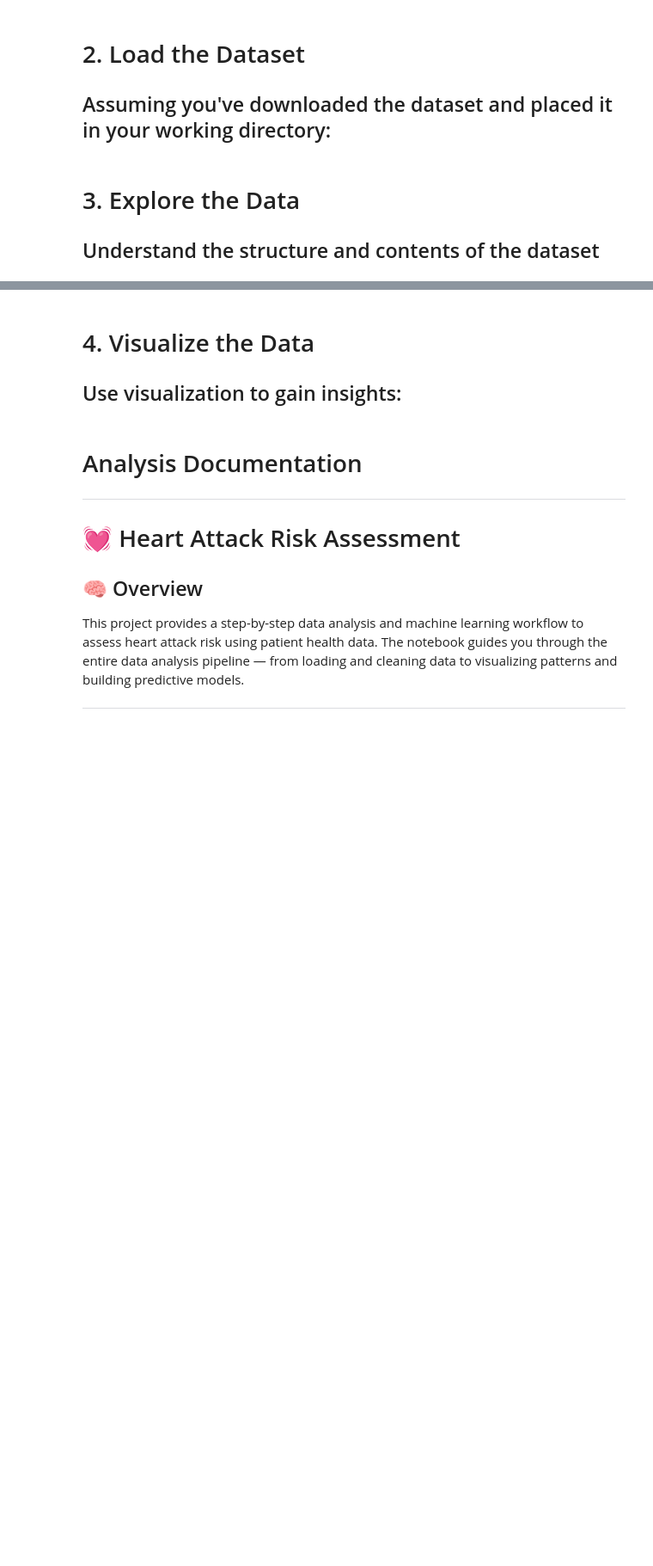
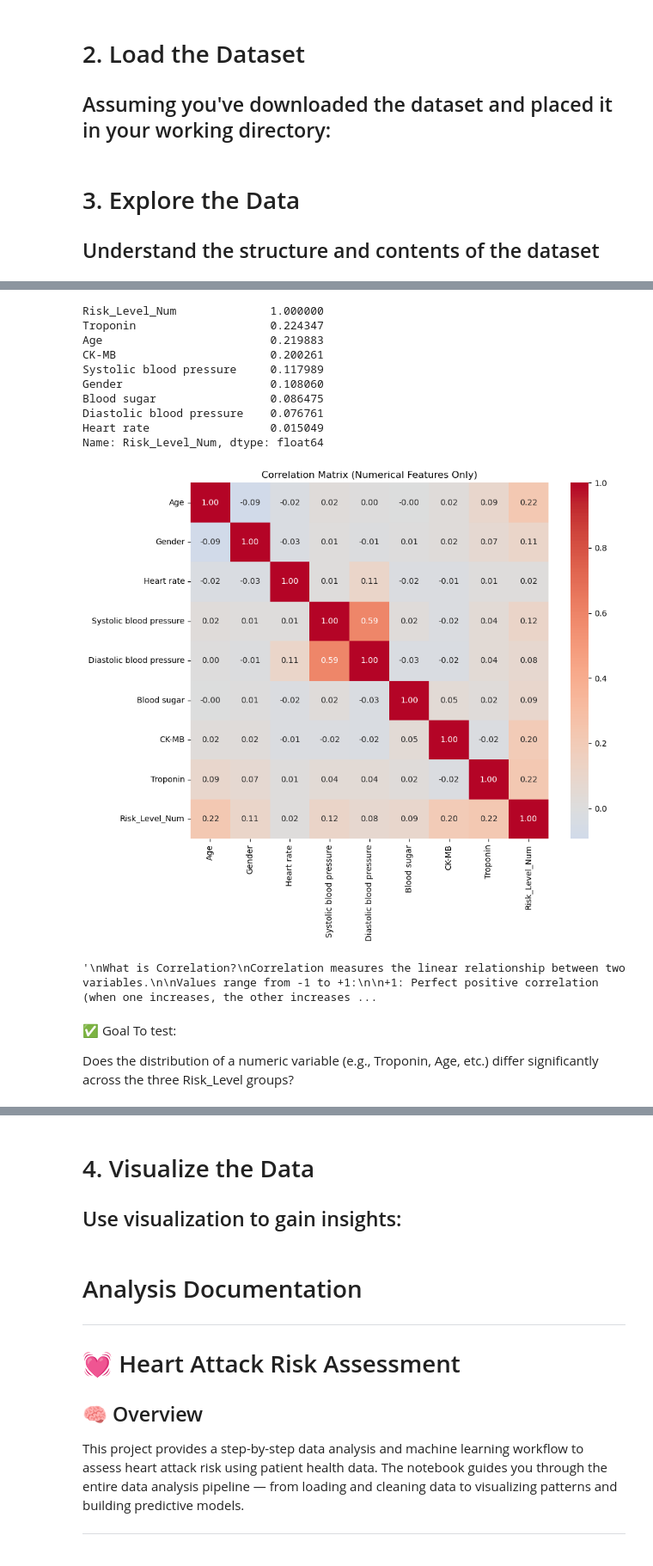
Before and after one commit to Christine-97/Data_Analysis_Project-Heart_Attack_Risk_Levels, a Jupyter notebook: step-by-step-data-analysis-plan.ipynb, the cells around one changed output, grey strips where cells are left out. Shown at 86% size. Cells and saved outputs as stored; diff of their text form; code cells hidden in the pictures; blank space fills up the shorter version.

```diff
--- a/step-by-step-data-analysis-plan.ipynb
+++ b/step-by-step-data-analysis-plan.ipynb
@@ -21,0 +134,42 @@ df.isnull().sum()  # Check for missing values
+# %%
+# 5. Corr heatmap
+risk_mapping = {'Low': 0, 'Moderate': 1, 'High': 2}
+df['Risk_Level_Num'] = df['Risk_Level'].map(risk_mapping)
+corr_with_risk = df.select_dtypes(include='number').corr()['Risk_Level_Num'].sort_values(ascending=False)
+print(corr_with_risk)
+plt.figure(figsize=(10, 8))
+corr = df.select_dtypes(include='number').corr()
+sns.heatmap(corr, annot=True, fmt=".2f", cmap='coolwarm', center=0)
+plt.title("Correlation Matrix (Numerical Features Only)")
+plt.show()
+
+'''
+What is Correlation?
+Correlation measures the linear relationship between two variables.
+
+Values range from -1 to +1:
+
++1: Perfect positive correlation (when one increases, the other increases)
+
+-1: Perfect negative correlation (when one increases, the other decreases)
+
+0: No linear correlation
+'''
+# %% [output]
+Risk_Level_Num              1.000000
+Troponin                    0.224347
+Age                         0.219883
+CK-MB                       0.200261
+Systolic blood pressure     0.117989
+Gender                      0.108060
+Blood sugar                 0.086475
+Diastolic blood pressure    0.076761
+Heart rate                  0.015049
+Name: Risk_Level_Num, dtype: float64
+[figure, added]
+'\nWhat is Correlation?\nCorrelation measures the linear relationship between two variables.\n\nValues range from -1 to +1:\n\n+1: Perfect positive correlation (when one increases, the other increases ...
+# %% [markdown]
+✅ Goal
+To test:
+
+Does the distribution of a numeric variable (e.g., Troponin, Age, etc.) differ significantly across the three Risk_Level groups?
```
Also changed, not shown: parts of 13 cells of this notebook.
